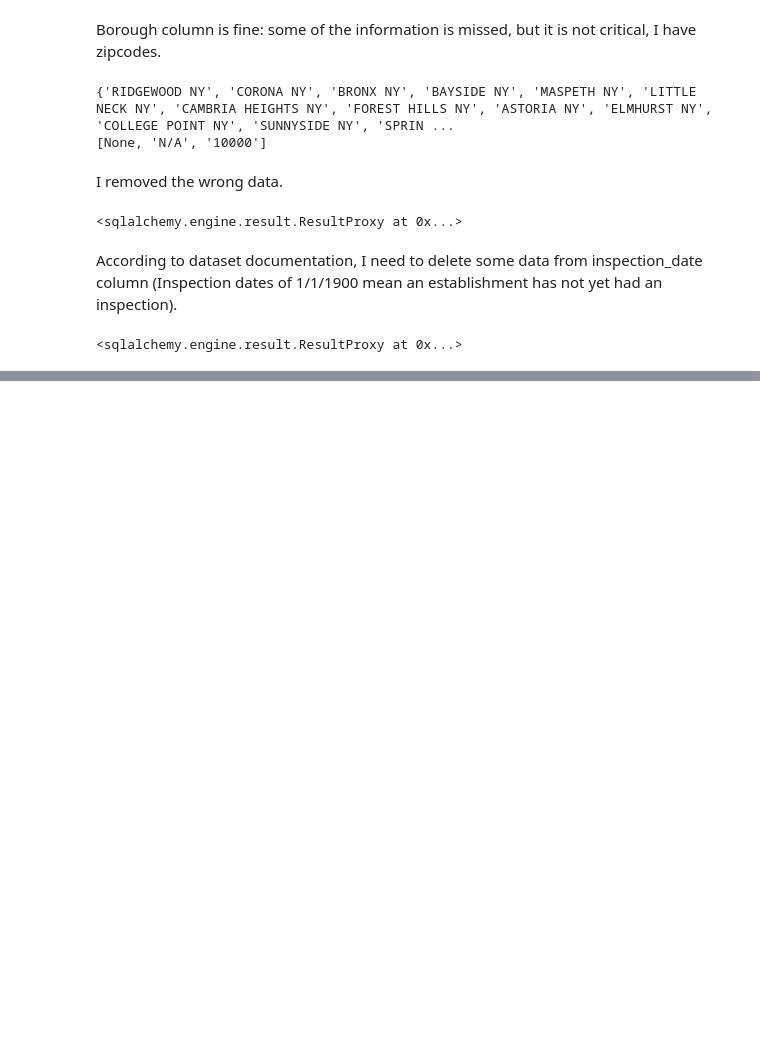
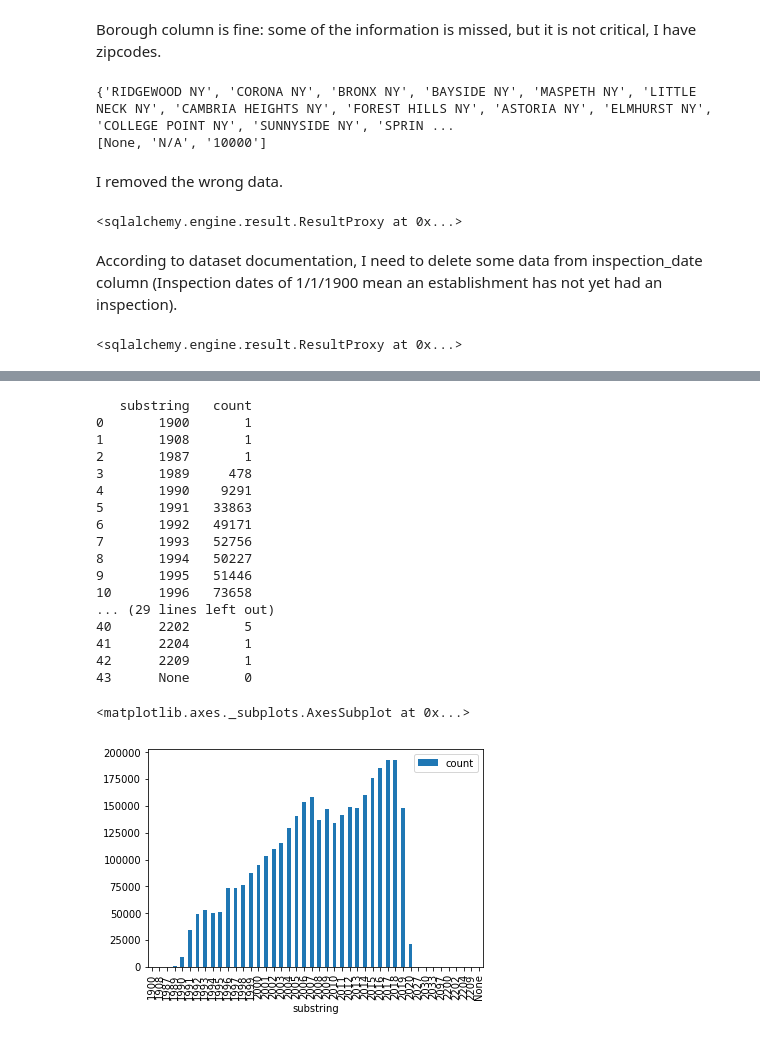
Before and after one commit to SofiaGodovykh/NYC_restaurants, a Jupyter notebook: data_exploration.ipynb, the cells around one changed output, grey strips where cells are left out. Drawn from its saved outputs; the diff is of its cells as text; code cells hidden in the pictures; blank space fills up the shorter version.

```diff
--- a/data_exploration.ipynb
+++ b/data_exploration.ipynb
@@ -125,0 +148,28 @@ I will gather some basic statistics and build plots for the most interesting dat
+# %%
+res = connection.execute('SELECT SUBSTRING(expirationdate, 1, 4), COUNT(expirationdate) FROM nyc '
+                         'GROUP BY SUBSTRING(expirationdate, 1, 4) ORDER BY SUBSTRING(expirationdate, 1, 4);')
+df = DataFrame(res.fetchall())
+df.columns = res.keys()
+# %%
+print(df)
+df.plot(kind = 'bar', x = 'substring')
+# %% [output]
+   substring   count
+0       1900       1
+1       1908       1
+2       1987       1
+3       1989     478
+4       1990    9291
+5       1991   33863
+6       1992   49171
+7       1993   52756
+8       1994   50227
+9       1995   51446
+10      1996   73658
+... (29 lines left out)
+40      2202       5
+41      2204       1
+42      2209       1
+43      None       0
+<matplotlib.axes._subplots.AxesSubplot at 0x...>
+[figure, added]
```
Also changed, not shown: parts of 5 cells of this notebook.
